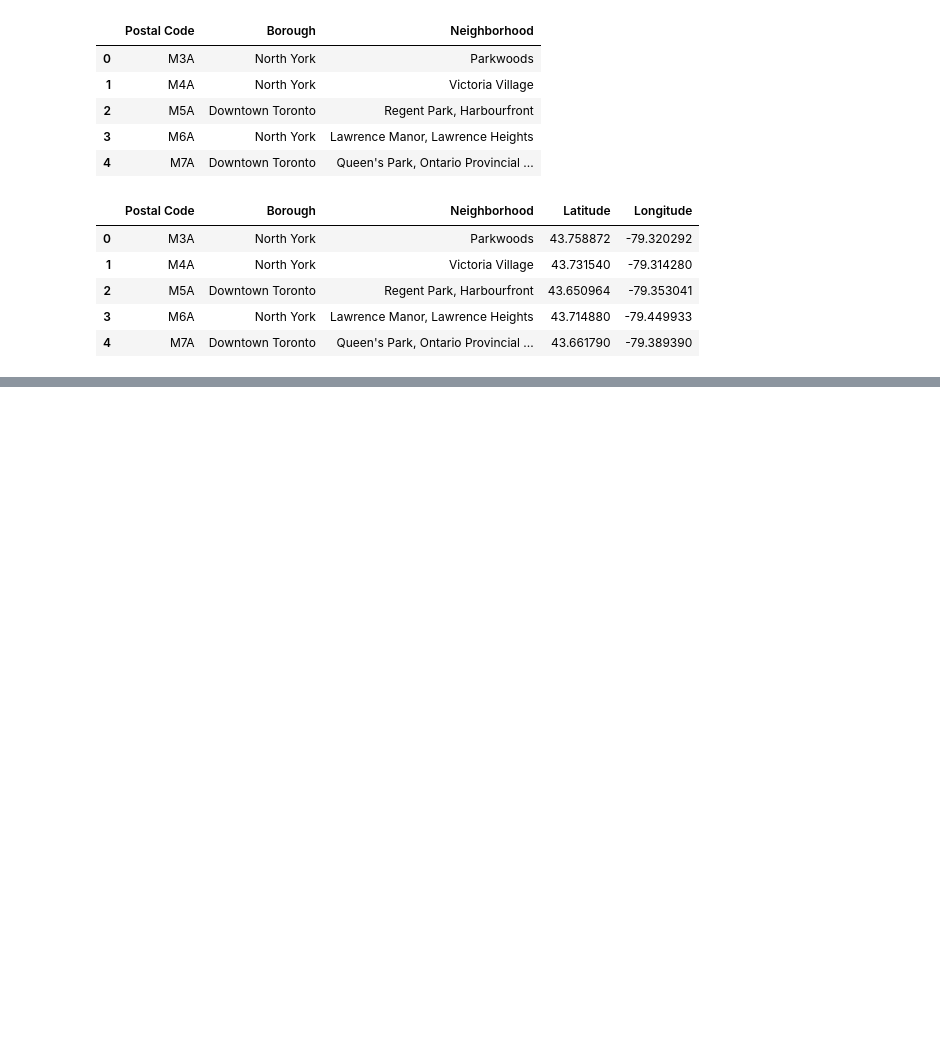
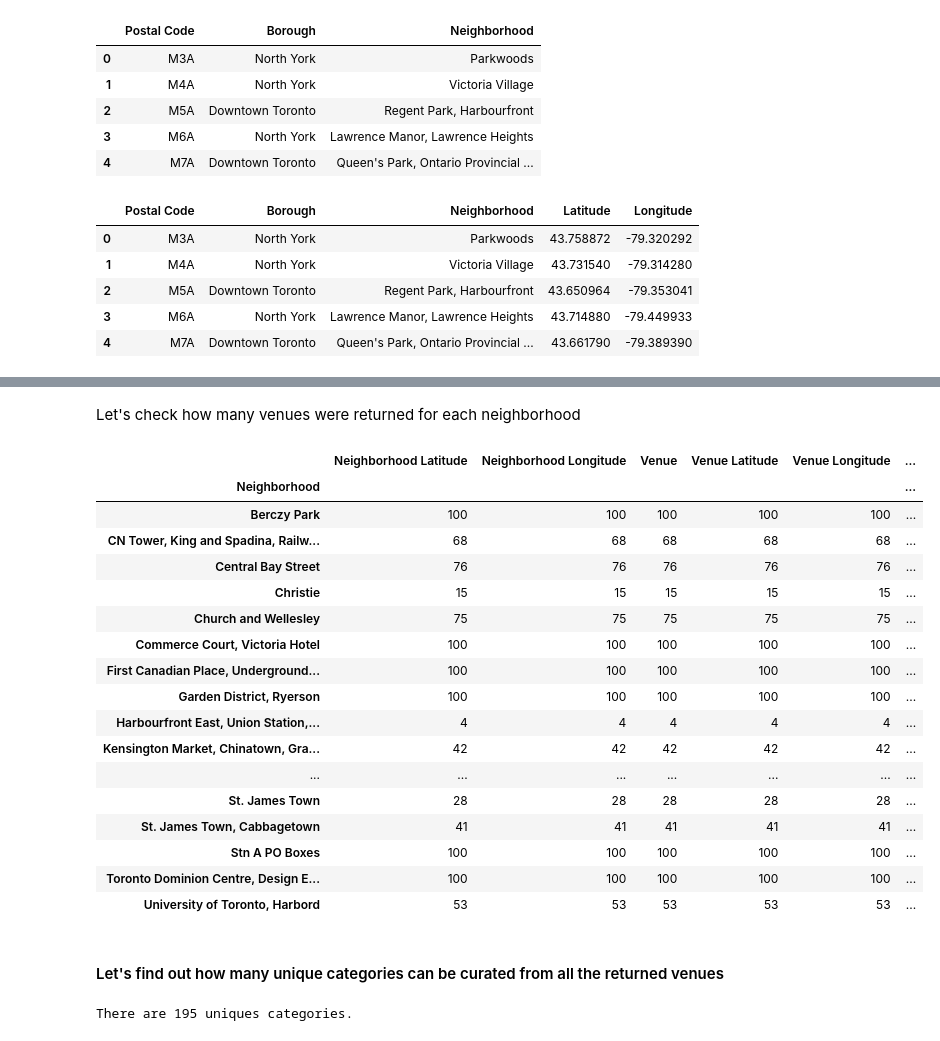
Before and after one commit to maulik82/Coursera_Capstone, a Jupyter notebook: Clustering-Toronto-Neighbourhood.ipynb, the cells around one changed output, grey strips where cells are left out. Cells and saved outputs as stored; diff of their text form; code cells hidden in the pictures; blank space fills up the shorter version.

```diff
--- a/Clustering-Toronto-Neighbourhood.ipynb
+++ b/Clustering-Toronto-Neighbourhood.ipynb
@@ -171,0 +184,19 @@ df.head()
+# %%
+# create map of Toronto using latitude and longitude values
+map_toronto = folium.Map(location=[latitude, longitude], zoom_start=10)
+
+# add markers to map
+for lat, lng, borough, neighborhood in zip(df['Latitude'], df['Longitude'], df['Borough'], df['Neighborhood']):
+    label = '{}, {}'.format(neighborhood, borough)
+    label = folium.Popup(label, parse_html=True)
+    folium.CircleMarker(
+        [lat, lng],
+        radius=5,
+        popup=label,
+        color='blue',
+        fill=True,
+        fill_color='#3186cc',
+        fill_opacity=0.7,
+        parse_html=False).add_to(map_toronto)
+
+map_toronto
@@ -171,0 +325,29 @@ df.head()
+# %% [markdown]
+Let's check how many venues were returned for each neighborhood
+# %%
+dt_venues.groupby('Neighborhood').count()
+# %% [output]
+|  | Neighborhood Latitude | Neighborhood Longitude | Venue | Venue Latitude | Venue Longitude | ... |
+| Neighborhood |  |  |  |  |  | ... |
+| Berczy Park | 100 | 100 | 100 | 100 | 100 | ... |
+| CN Tower, King and Spadina, Railw... | 68 | 68 | 68 | 68 | 68 | ... |
+| Central Bay Street | 76 | 76 | 76 | 76 | 76 | ... |
+| Christie | 15 | 15 | 15 | 15 | 15 | ... |
+| Church and Wellesley | 75 | 75 | 75 | 75 | 75 | ... |
+| Commerce Court, Victoria Hotel | 100 | 100 | 100 | 100 | 100 | ... |
+| First Canadian Place, Underground... | 100 | 100 | 100 | 100 | 100 | ... |
+| Garden District, Ryerson | 100 | 100 | 100 | 100 | 100 | ... |
+| Harbourfront East, Union Station,... | 4 | 4 | 4 | 4 | 4 | ... |
+| Kensington Market, Chinatown, Gra... | 42 | 42 | 42 | 42 | 42 | ... |
+| ... | ... | ... | ... | ... | ... | ... |
+| St. James Town | 28 | 28 | 28 | 28 | 28 | ... |
+| St. James Town, Cabbagetown | 41 | 41 | 41 | 41 | 41 | ... |
+| Stn A PO Boxes | 100 | 100 | 100 | 100 | 100 | ... |
+| Toronto Dominion Centre, Design E... | 100 | 100 | 100 | 100 | 100 | ... |
+| University of Toronto, Harbord | 53 | 53 | 53 | 53 | 53 | ... |
+# %% [markdown]
+#### Let's find out how many unique categories can be curated from all the returned venues
+# %%
+print('There are {} uniques categories.'.format(len(dt_venues['Venue Category'].unique())))
+# %% [output]
+There are 195 uniques categories.
```
Also changed, not shown: parts of 34 cells of this notebook.
